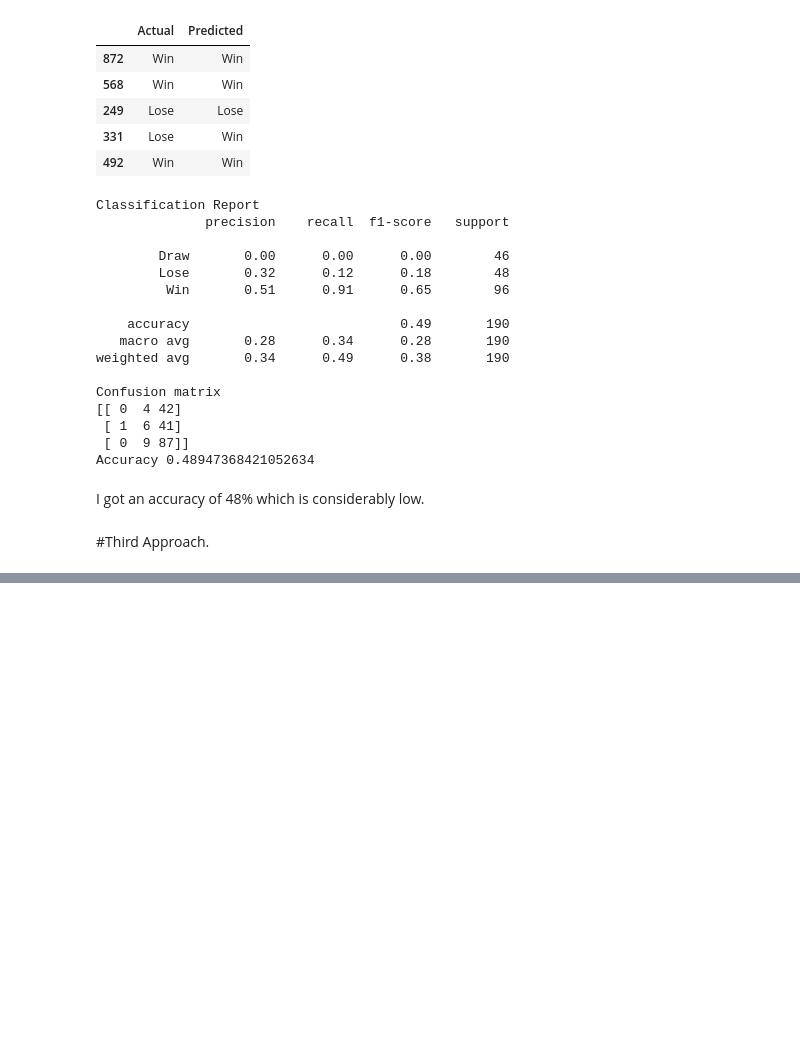
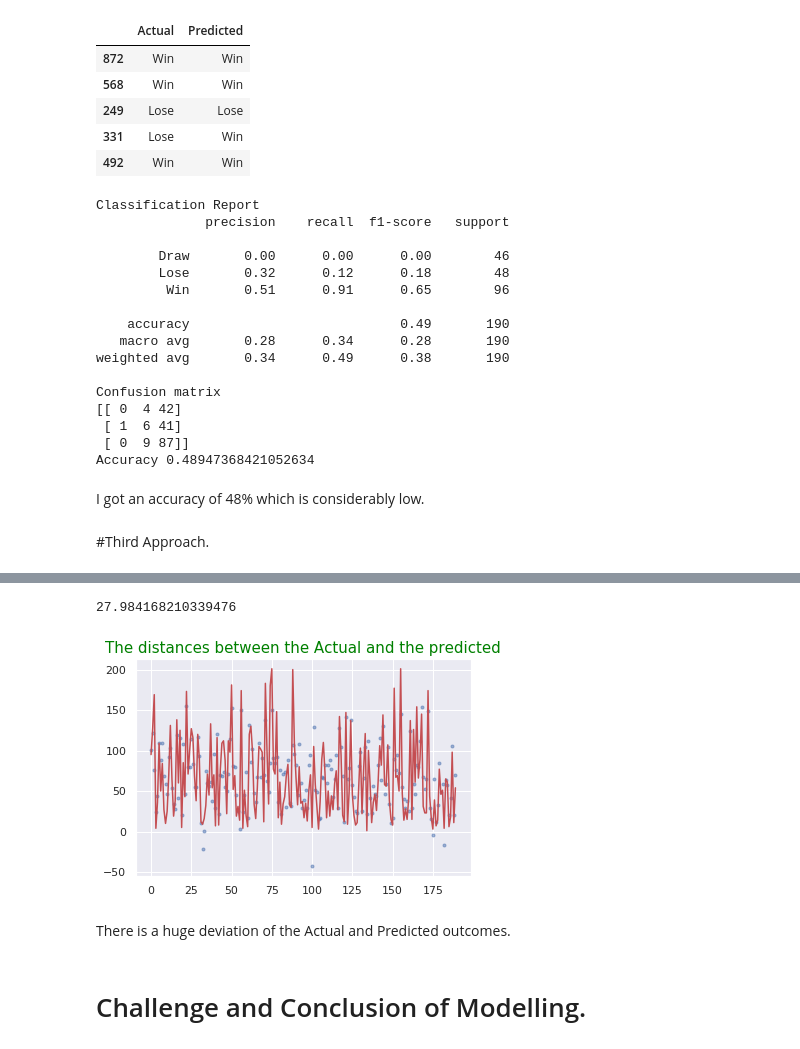
Before and after one commit to theBuluku/Mchezo_Pesa_Limited_Super_Project., a Jupyter notebook: Mchezo_Pesa_Limited_Project_.ipynb, the cells around one changed output, grey strips where cells are left out. Drawn from its saved outputs; the diff is of its cells as text; code cells hidden in the pictures; blank space fills up the shorter version.

```diff
--- a/Mchezo_Pesa_Limited_Project_.ipynb
+++ b/Mchezo_Pesa_Limited_Project_.ipynb
@@ -710,0 +718,2 @@ ValueError: ignored
+# %%
+x_train,x_test,y_train,y_test = train_test_split(X,y,random_state=0,test_size=0.2)
@@ -710,0 +725,11 @@ ValueError: ignored
+# %%
+lr = LinearRegression()
+lr.fit(x_train,y_train)
+yl_pred = lr.predict(x_test)
+print("r2_scores",r2_score(y_test,yl_pred))
+lr_train_score = lr.score(x_train,y_train)
+print("linear train scores",lr_train_score)
+lr_test_score = lr.score(x_test,y_test)
+print("linear test scores",lr_test_score)
+coef_lr = len(lr.coef_)
+print("The number of coefficients used are : ",coef_lr)
@@ -710,0 +774,13 @@ ValueError: ignored
+# %%
+dict1 ={
+    "alpha" : [0.01,0.05,0.1,1,10,10,100],
+    "normalize" : [True ,False],
+    "max_iter" :[1000,10000]
+
+}
+ridge = Ridge()
+randse = RandomizedSearchCV(ridge,dict1,random_state=0,verbose=0,cv=10,scoring="r2")
+randse.fit(x_train,y_train)
+ybest_pred = randse.predict(x_test)
+print(randse.best_params_)
+print(randse.best_score_)
@@ -710,0 +839,16 @@ ValueError: ignored
+# %%
+#finding the mean squared error
+np.sqrt(mean_squared_error(y_test,ybest_pred))
+# %% [output]
+27.984168210339476
+# %%
+plt.plot(np.arange(0,len(ybest_pred),1),ybest_pred,'b.',alpha=0.5)
+plt.plot(np.arange(0,len(y_test),1),y_test,'r-')
+plt.title("The distances between the Actual and the predicted",fontsize=15,color="green")
+plt.show()
+# %% [output]
+[figure, added]
+# %% [markdown]
+There is a huge deviation of the Actual and Predicted outcomes.
+# %% [markdown]
+# Challenge and Conclusion of Modelling.
```
Also changed, not shown: parts of 35 cells of this notebook.
